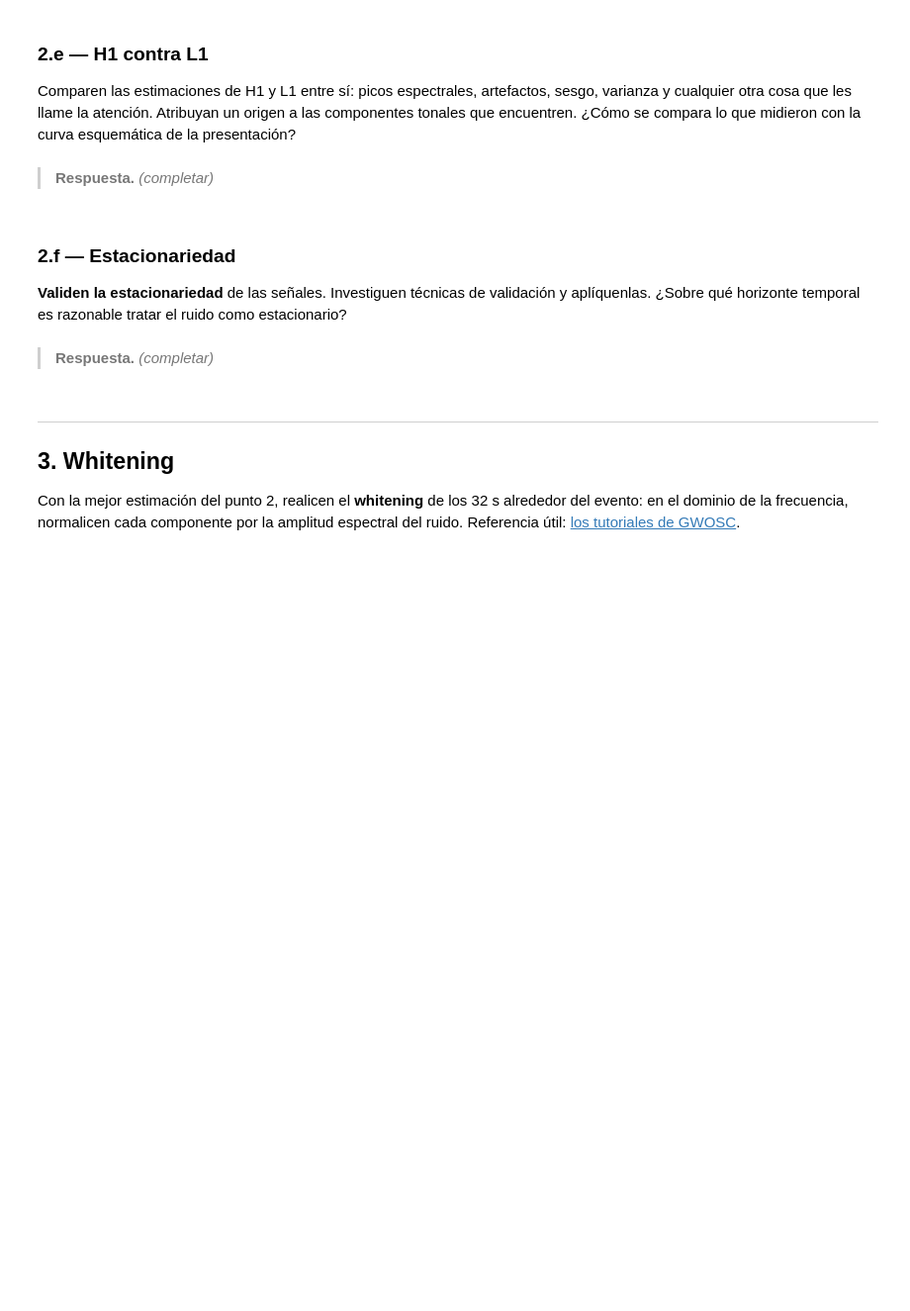
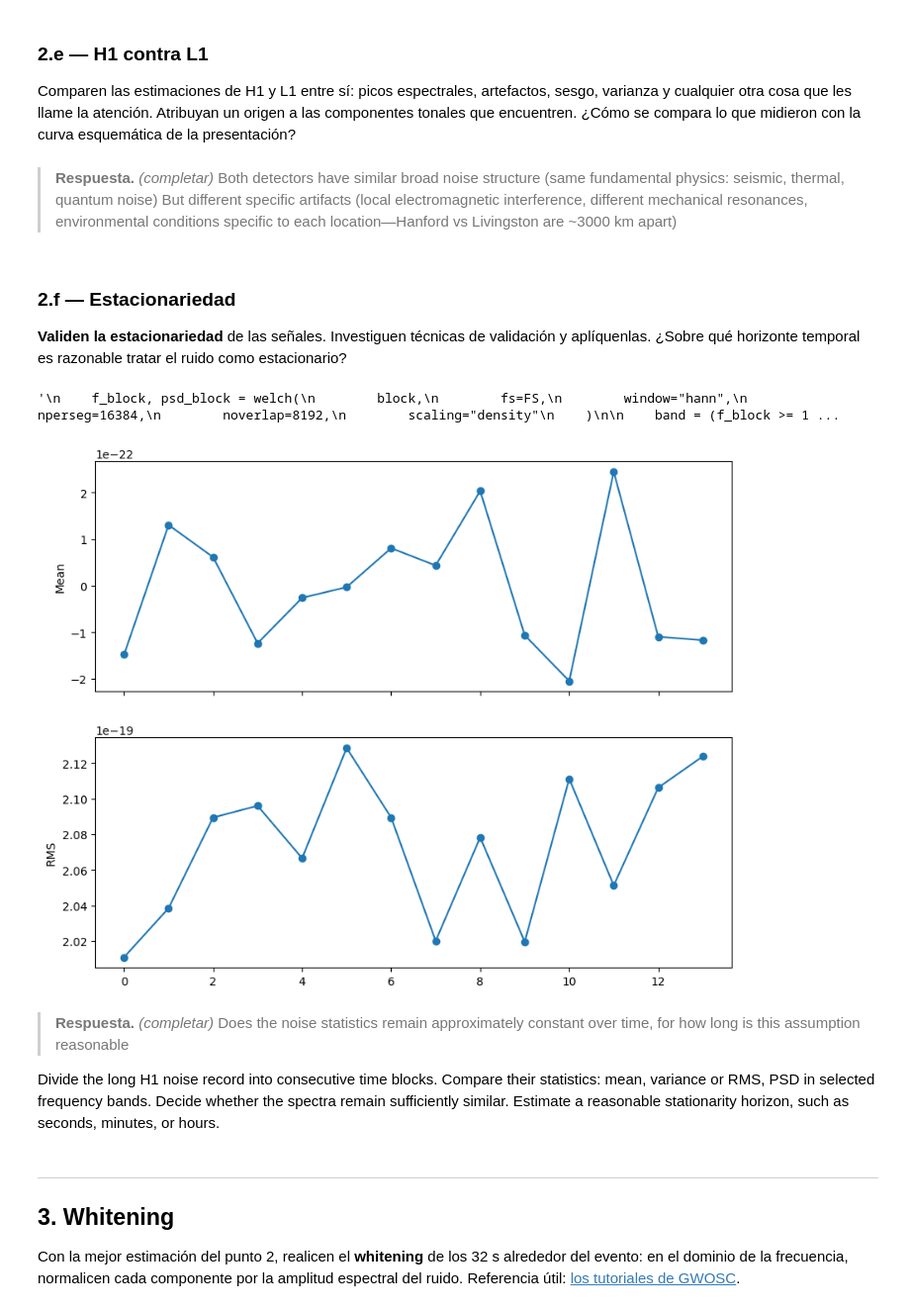
Before and after one commit to albertig2/Procesamiento-Adaptivo-22.46-, a Jupyter notebook: TP1/TP1_LIGO_Grupo5.ipynb, the cells around one changed output. Shown at 99% size. Cells and saved outputs as stored; diff of their text form; code cells hidden in the pictures; blank space fills up the shorter version.

```diff
--- a/TP1/TP1_LIGO_Grupo5.ipynb
+++ b/TP1/TP1_LIGO_Grupo5.ipynb
@@ -155,12 +336,77 @@ Determinen y justifiquen cuál de los tres produce la mejor estimación, discuti
 Comparen las estimaciones de H1 y L1 entre sí: picos espectrales, artefactos, sesgo, varianza y cualquier otra cosa que les llame la atención. Atribuyan un origen a las componentes tonales que encuentren. ¿Cómo se compara lo que midieron con la curva esquemática de la presentación?
 # %% [markdown]
 > **Respuesta.** *(completar)*
+Both detectors have similar broad noise structure (same fundamental physics: seismic, thermal, quantum noise)
+But different specific artifacts (local electromagnetic interference, different mechanical resonances, environmental conditions specific to each location—Hanford vs Livingston are ~3000 km apart)
 # %% [markdown]
 ### 2.f — Estacionariedad
 
 **Validen la estacionariedad** de las señales. Investiguen técnicas de validación y aplíquenlas. ¿Sobre qué horizonte temporal es razonable tratar el ruido como estacionario?
+# %%
+# Using consecutive blocks from the original strain
+# Using the original strain to not join the data from before and after the event
+block_length = 256 * FS # 256 seconds per block
+n_blocks = len(strain) // block_length
+
+means = []
+rms_values = []
+band_powers = []
+
+for k in range(n_blocks):
+    start = k * block_length
+    stop = start + block_length
+    block = strain[start:stop]
+
+    # Skip blocks containing the event and its safety buffer
+    if start < event_end_index and stop > event_start_index:
+        continue
+
+    means.append(np.mean(block))
+    rms_values.append(np.std(block))
+
+
+fig, axes = plt.subplots(2, 1, figsize=(10, 8), sharex=True)
+
+axes[0].plot(means, "o-")
+axes[0].set_ylabel("Mean")
+
+axes[1].plot(rms_values, "o-")
+axes[1].set_ylabel("RMS")
+
+
+# Could also plot frequencies, but dont know why we would need it:
+"""
+    f_block, psd_block = welch(
+        block,
+        fs=FS,
+        window="hann",
+        nperseg=16384,
+        noverlap=8192,
+        scaling="density"
+    )
+
+    band = (f_block >= 100) & (f_block <= 300)
+    band_powers.append(np.mean(psd_block[band]))
+
+axes[2].plot(band_powers, "o-")
+axes[2].set_ylabel("Mean PSD\n100–300 Hz")
+axes[2].set_xlabel("Block number")
+
+"""
+# %% [output]
+'\n    f_block, psd_block = welch(\n        block,\n        fs=FS,\n        window="hann",\n        nperseg=16384,\n        noverlap=8192,\n        scaling="density"\n    )\n\n    band = (f_block >= 1 ...
+[figure, added]
 # %% [markdown]
 > **Respuesta.** *(completar)*
+Does the noise statistics remain approximately constant over time, for how long is this assumption reasonable
+
+Divide the long H1 noise record into consecutive time blocks.
+Compare their statistics:
+mean,
+variance or RMS,
+PSD in selected frequency bands.
+Decide whether the spectra remain sufficiently similar.
+Estimate a reasonable stationarity horizon, such as seconds, minutes, or hours.
 # %% [markdown]
 ---
 
```
Also changed, not shown: parts of 19 cells of this notebook.
